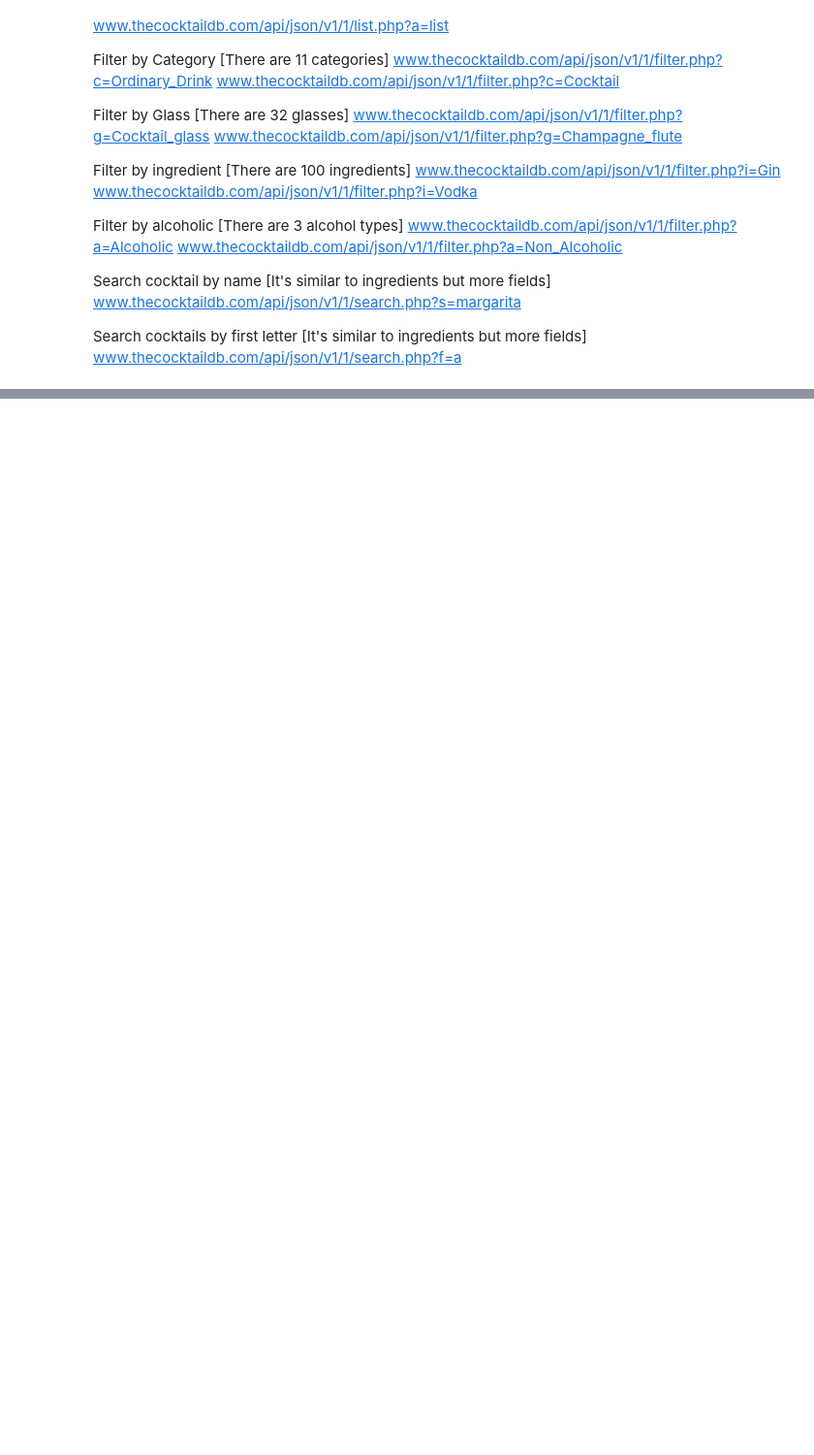
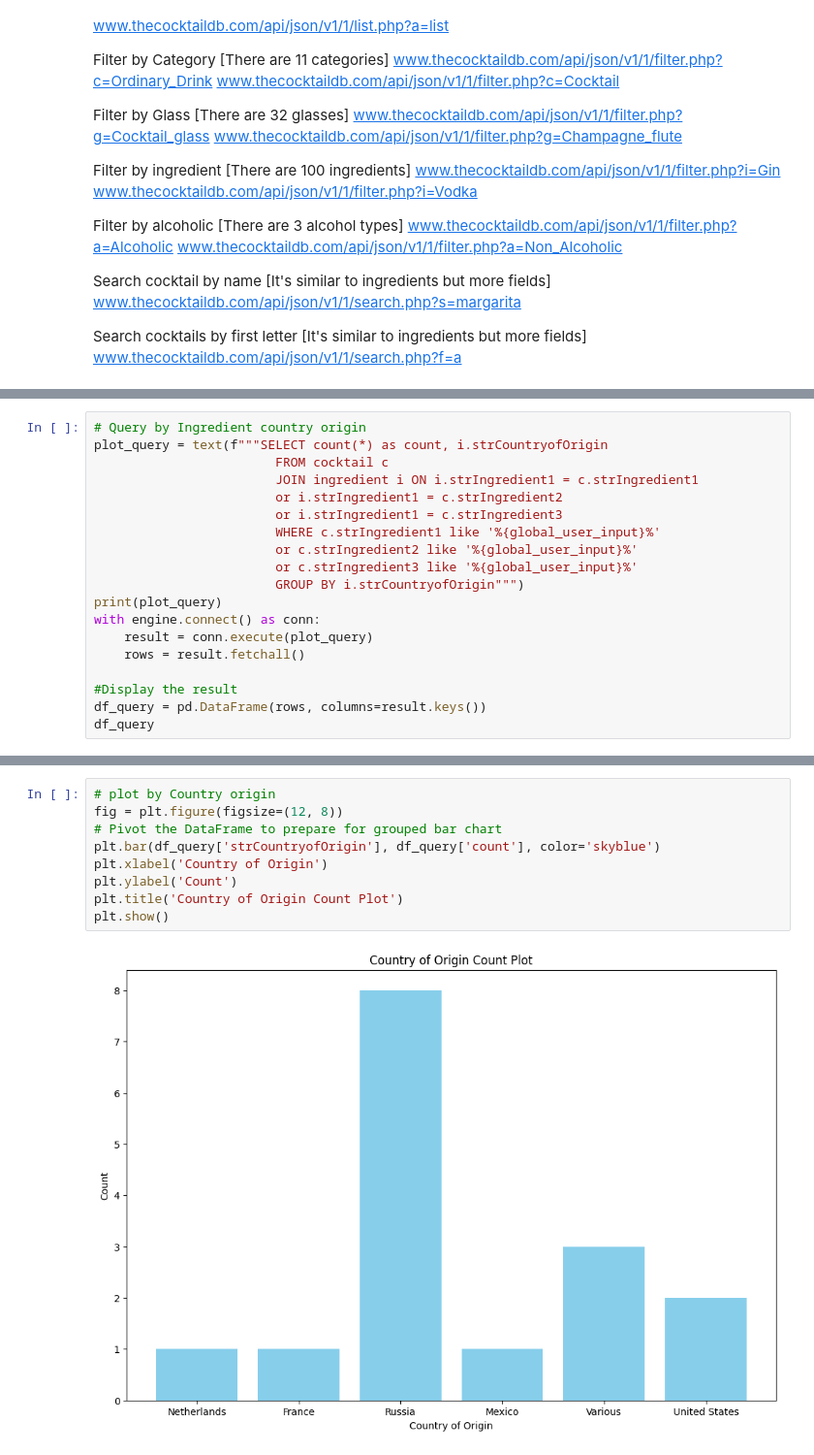
Before and after one commit to mmoran90/ADS507, a Jupyter notebook: alc.ipynb, the cells around one changed output, grey strips where cells are left out. Shown: that part at 97% size. Drawn from its saved outputs; the diff is of its cells as text; blank space fills up the shorter version.

```diff
--- a/alc.ipynb
+++ b/alc.ipynb
@@ -322,0 +362,19 @@ plt.show()
+# %%
+# Query by Ingredient country origin
+plot_query = text(f"""SELECT count(*) as count, i.strCountryofOrigin
+                        FROM cocktail c
+                        JOIN ingredient i ON i.strIngredient1 = c.strIngredient1
+                        or i.strIngredient1 = c.strIngredient2
+                        or i.strIngredient1 = c.strIngredient3
+                        WHERE c.strIngredient1 like '%{global_user_input}%'
+                        or c.strIngredient2 like '%{global_user_input}%'
+                        or c.strIngredient3 like '%{global_user_input}%'
+                        GROUP BY i.strCountryofOrigin""")
+print(plot_query)
+with engine.connect() as conn:
+    result = conn.execute(plot_query)
+    rows = result.fetchall()
+
+#Display the result
+df_query = pd.DataFrame(rows, columns=result.keys())
+df_query
@@ -322,0 +398,11 @@ plt.show()
+# %%
+# plot by Country origin
+fig = plt.figure(figsize=(12, 8))
+# Pivot the DataFrame to prepare for grouped bar chart
+plt.bar(df_query['strCountryofOrigin'], df_query['count'], color='skyblue')
+plt.xlabel('Country of Origin')
+plt.ylabel('Count')
+plt.title('Country of Origin Count Plot')
+plt.show()
+# %% [output]
+[figure, added]
```
Also changed, not shown: parts of 14 cells of this notebook, 5 other files.
